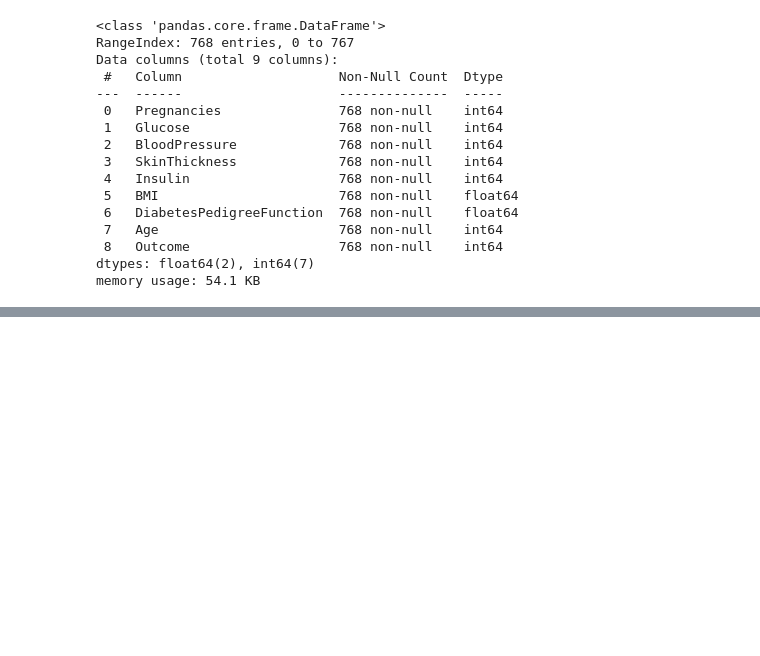
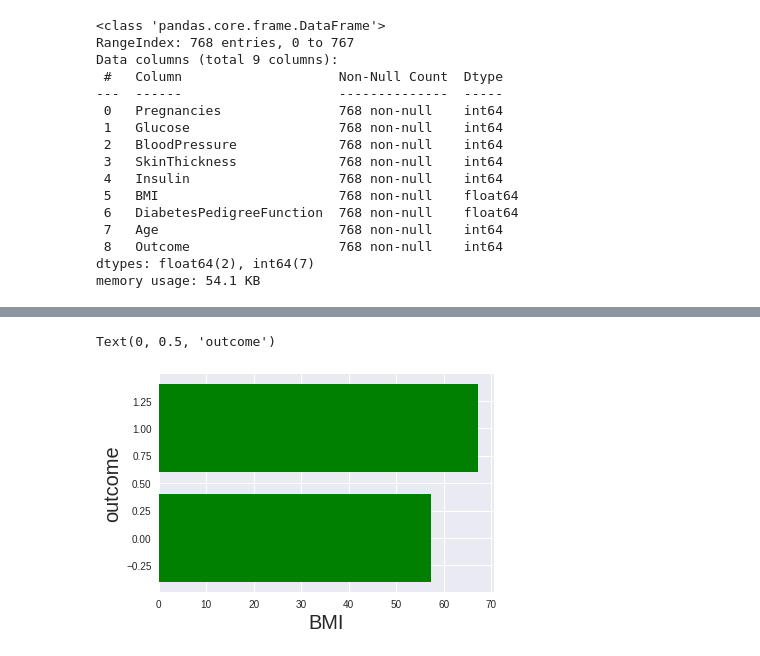
Before and after one commit to ganeshborkar31/machine_learning, a Jupyter notebook: lession_2/diabeties.ipynb, the cells around one changed output, grey strips where cells are left out. Cells and saved outputs as stored; diff of their text form; code cells hidden in the pictures; blank space fills up the shorter version.

```diff
--- a/lession_2/diabeties.ipynb
+++ b/lession_2/diabeties.ipynb
@@ -93,0 +96,10 @@ sns.pairplot(df,hue='Pregnancies')
+# %%
+y=df['Outcome']
+x=df['BMI']
+
+plt.barh(y,x,color='g')
+plt.xlabel('BMI',fontsize=20)
+plt.ylabel('outcome',fontsize=20)
+# %% [output]
+Text(0, 0.5, 'outcome')
+[figure, added]
```
Also changed, not shown: parts of 6 cells of this notebook, 3 other files.
